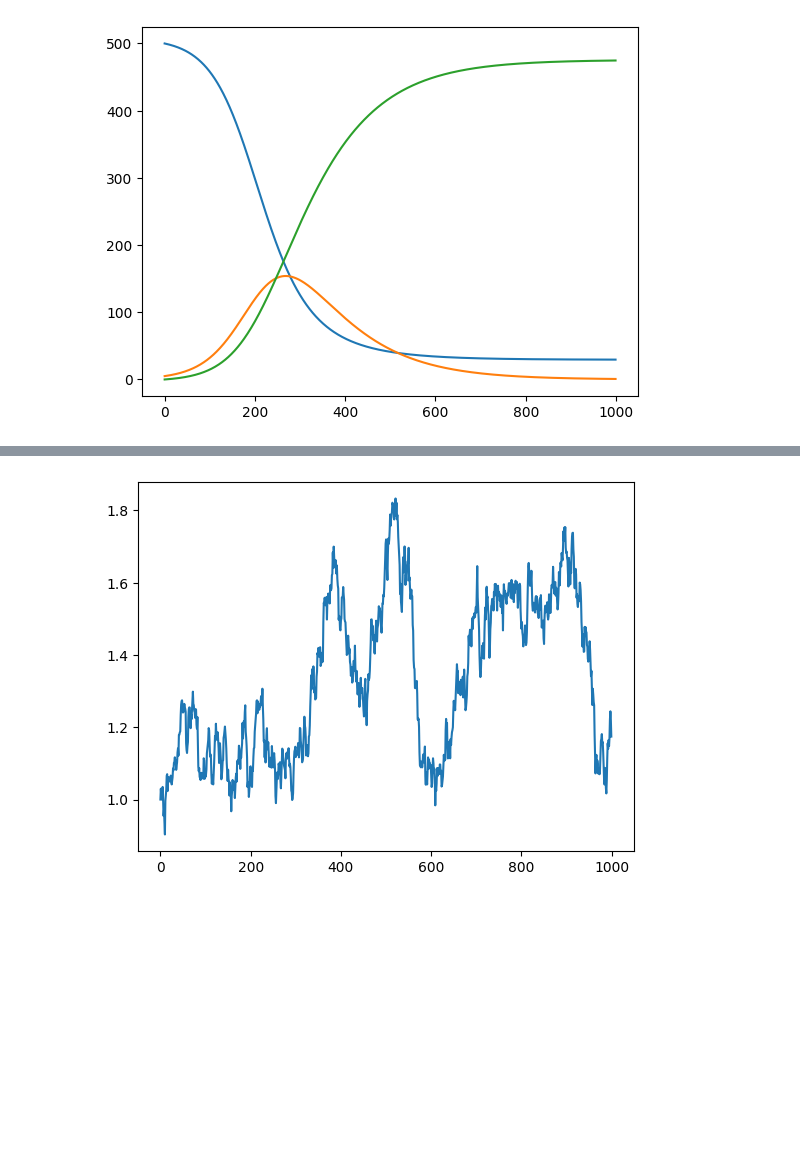
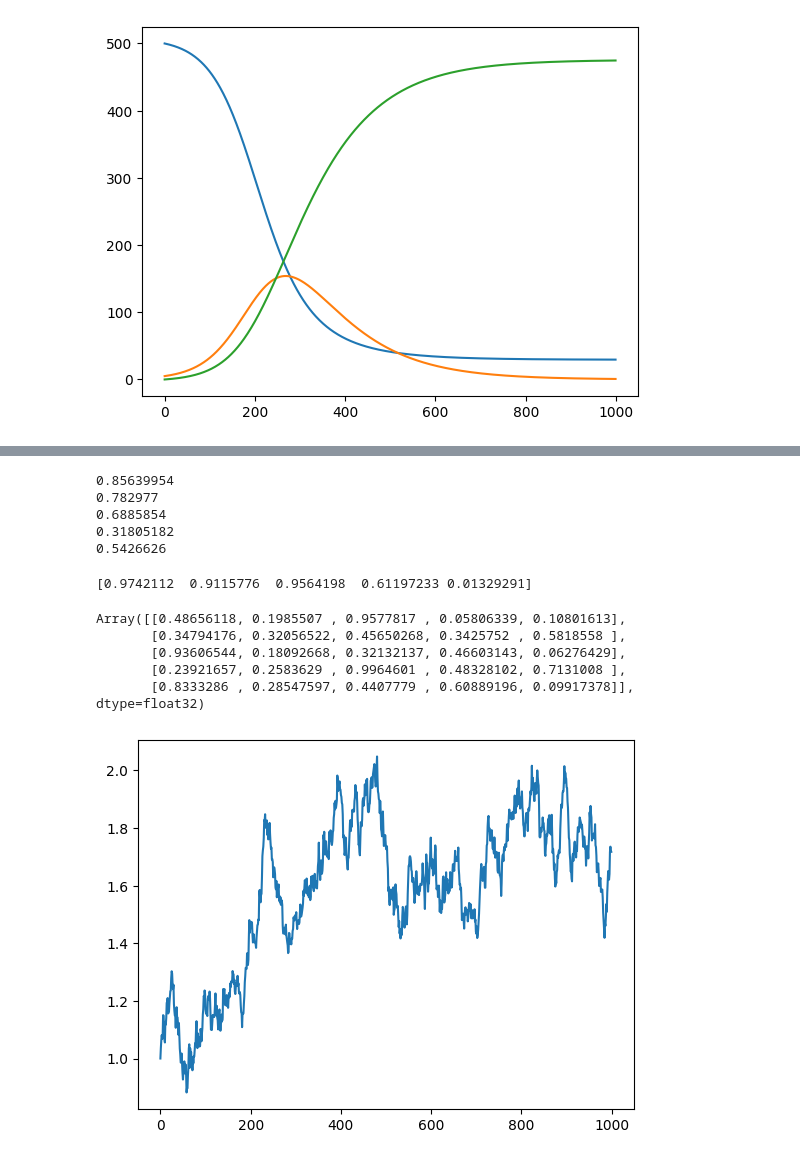
Before and after one commit to NAU-CCL/SPHERE, a Jupyter notebook: docs/solvers-2024-06-21.ipynb, the cells around one changed output, grey strips where cells are left out. Drawn from its saved outputs; the diff is of its cells as text; code cells hidden in the pictures; blank space fills up the shorter version.

```diff
--- a/docs/solvers-2024-06-21.ipynb
+++ b/docs/solvers-2024-06-21.ipynb
@@ -27,9 +27,13 @@ x_t = jnp.ones((3,num_steps))
 
 x_t = x_t.at[:,0].set(jnp.array([500,5,0]))
 
+def run(num_steps,x_t):
+    for t in range(1,num_steps):
+        x_t = x_t.at[:,t].set(solver.solve(x_t[:,t-1],t))
 
-for t in range(1,num_steps):
-    x_t = x_t.at[:,t].set(solver.solve(x_t[:,t-1],t))
+    return x_t
+
+x_t = run(num_steps,x_t)
 # %%
 for compartment in range(3):
     plt.plot(x_t[compartment,:])
@@ -45,28 +49,27 @@ def events(x_t,t):
 
     return jnp.array([(0.3 * S * I)/N , 0.1 * I])
 
-args = {'rates':events, 'transitions': lambda : [[(0,'-')],[(0,'+'),(1,'-')],[(1,'+')]]}
-
-
+args = {'rates':events, 'transitions': lambda : [(0,0,'-'),(1,0,'+'),(1,1,'-'),(2,1,'+')]}
 
 num_steps = 100 * int(1/0.1)
 
 
-for key in np.arange(10):
 
-    key = PRNGKey(5)
-    solver = TauLeapSolver(tau = 0.1,prng_key = key, args = args)
+key = PRNGKey(5)
+solver = TauLeapSolver(tau = 0.1,prng_key = key, args = args)
+
+x_t = jnp.ones((3,num_steps))
+
+x_t = x_t.at[:,0].set(jnp.array([500,5,0]))
 
 
-    x_t = jnp.ones((3,num_steps))
-
-    x_t = x_t.at[:,0].set(jnp.array([500,5,0]))
-
+def run(num_steps,x_t,key):
     for t in range(1,num_steps):
+        key,subkey = jax.random.split(key)
+        solver.prng_key = subkey
         x_t = x_t.at[:,t].set(solver.solve(x_t[:,t-1],t))
 
-    colors = ['green','red','blue']
-    for compartment in range(3):
-        plt.plot(x_t[compartment,:],color = colors[compartment])
-plt.show()
+    return x_t
+
+x_t = run(num_steps,x_t,key)
 # %% [output]
@@ -85,26 +98,65 @@ print(vals)
+# %%
+N = 5
+
+key = jax.random.PRNGKey(seed = 5)
+
+for i in range(N):
+  key, subkey = jax.random.split(key)
+  values = jax.random.uniform(subkey)
+  print(values)
+  # key carries over to the next iteration
+# %% [output]
+0.85639954
+0.782977
+0.6885854
+0.31805182
+0.5426626
+# %%
+N = 5
+
+key = jax.random.PRNGKey(seed = 5)
+
+key, subkey = jax.random.split(key)
+values = jax.random.uniform(subkey,shape = (5,))
+print(values)
+# %% [output]
+[0.9742112  0.9115776  0.9564198  0.61197233 0.01329291]
+# %%
+def f(key):
+  return jax.random.uniform(key, shape = (5,))
+
+jax.vmap(f)(jax.random.split(key, N))
+# %% [output]
+Array([[0.48656118, 0.1985507 , 0.9577817 , 0.05806339, 0.10801613],
+       [0.34794176, 0.32056522, 0.45650268, 0.3425752 , 0.5818558 ],
+       [0.93606544, 0.18092668, 0.32132137, 0.46603143, 0.06276429],
+       [0.23921657, 0.2583629 , 0.9964601 , 0.48328102, 0.7131008 ],
+       [0.8333286 , 0.28547597, 0.4407779 , 0.60889196, 0.09917378]],      dtype=float32)
 # %%
 from sphere.model.implementations.solvers.euler_maruyama import EulerMaruyamaSolver
 from jax.random import PRNGKey
 
 
 args = {"drift": lambda x_t, t: 0.05 * (1.5 - x_t),"diffusion": lambda x_t,t: 0.1}
 
 key = PRNGKey(seed = 5)
 solver = EulerMaruyamaSolver(delta_t = 0.1,prng_key = key, args = args)
 
 x_t = jnp.ones(num_steps)
 
 x_t = x_t.at[0].set(1)
 
 for t in range(1,num_steps):
+    key,subkey = jax.random.split(key)
+    solver.prng_key = subkey
     x_t = x_t.at[t].set(solver.solve(x_t[t-1],t))
 
 colors = ['green','red','blue']
 plt.plot(x_t)
 
 plt.show()
 # %% [output]
-[figure, old version]
+[figure, new version]
 # %%
 from sphere.model.implementations.solvers.euler_maruyama import EulerMaruyamaSolver
 from jax.random import PRNGKey
```
Also changed, not shown: parts of 5 cells of this notebook, 6 other files.
